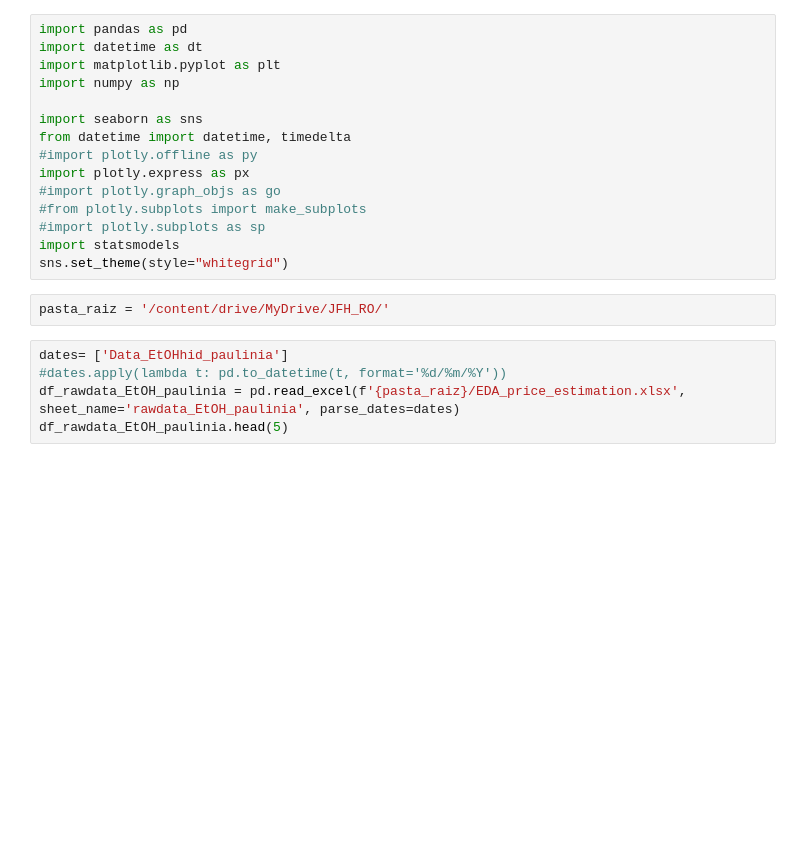
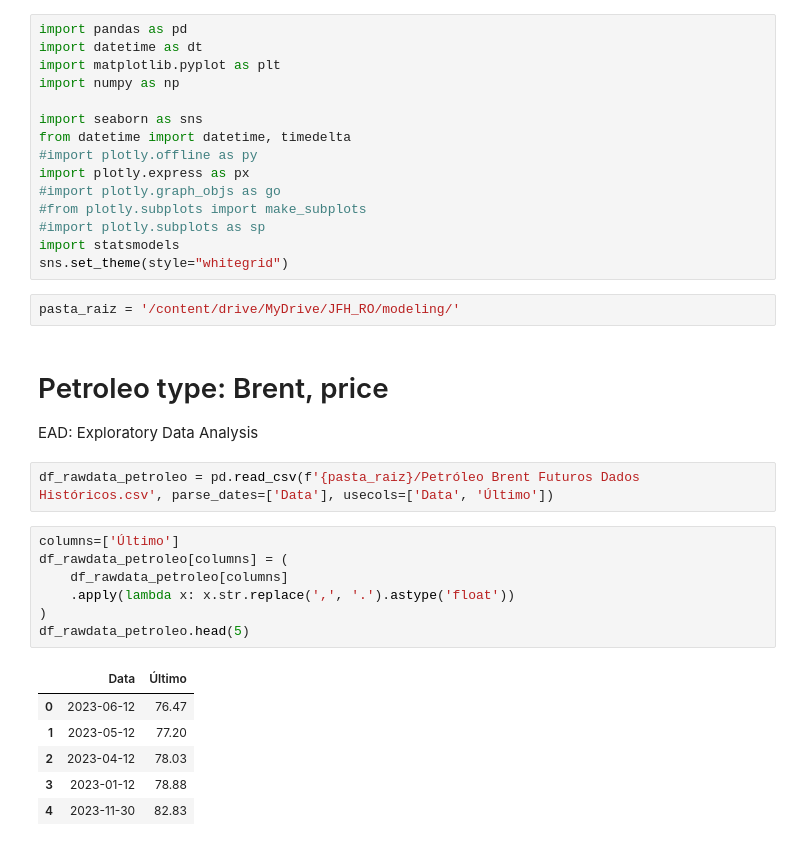
Before and after one commit to embordin/CornEtOH_PriceModeling, a Jupyter notebook: CornEtOH_Price_Modeling1.ipynb, the cells around one changed output. Saved outputs shown, nothing was run; the diff lists cells and outputs as text; blank space fills up the shorter version.

```diff
--- a/CornEtOH_Price_Modeling1.ipynb
+++ b/CornEtOH_Price_Modeling1.ipynb
@@ -21,9 +21,23 @@ import plotly.express as px
 import statsmodels
 sns.set_theme(style="whitegrid")
 # %%
-pasta_raiz = '/content/drive/MyDrive/JFH_RO/'
+pasta_raiz = '/content/drive/MyDrive/JFH_RO/modeling/'
-# %%
-dates= ['Data_EtOHhid_paulinia']
-#dates.apply(lambda t: pd.to_datetime(t, format='%d/%m/%Y'))
-df_rawdata_EtOH_paulinia = pd.read_excel(f'{pasta_raiz}/EDA_price_estimation.xlsx', sheet_name='rawdata_EtOH_paulinia', parse_dates=dates)
-df_rawdata_EtOH_paulinia.head(5)
+# %% [markdown]
+# Petroleo type: Brent, price
+EAD: Exploratory Data Analysis
+# %%
+df_rawdata_petroleo = pd.read_csv(f'{pasta_raiz}/Petróleo Brent Futuros Dados Históricos.csv', parse_dates=['Data'], usecols=['Data', 'Último'])
+# %%
+columns=['Último']
+df_rawdata_petroleo[columns] = (
+    df_rawdata_petroleo[columns]
+    .apply(lambda x: x.str.replace(',', '.').astype('float'))
+)
+df_rawdata_petroleo.head(5)
+# %% [output]
+|  | Data | Último |
+| 0 | 2023-06-12 | 76.47 |
+| 1 | 2023-05-12 | 77.20 |
+| 2 | 2023-04-12 | 78.03 |
+| 3 | 2023-01-12 | 78.88 |
+| 4 | 2023-11-30 | 82.83 |
```
Also changed, not shown: parts of 20 cells of this notebook.
